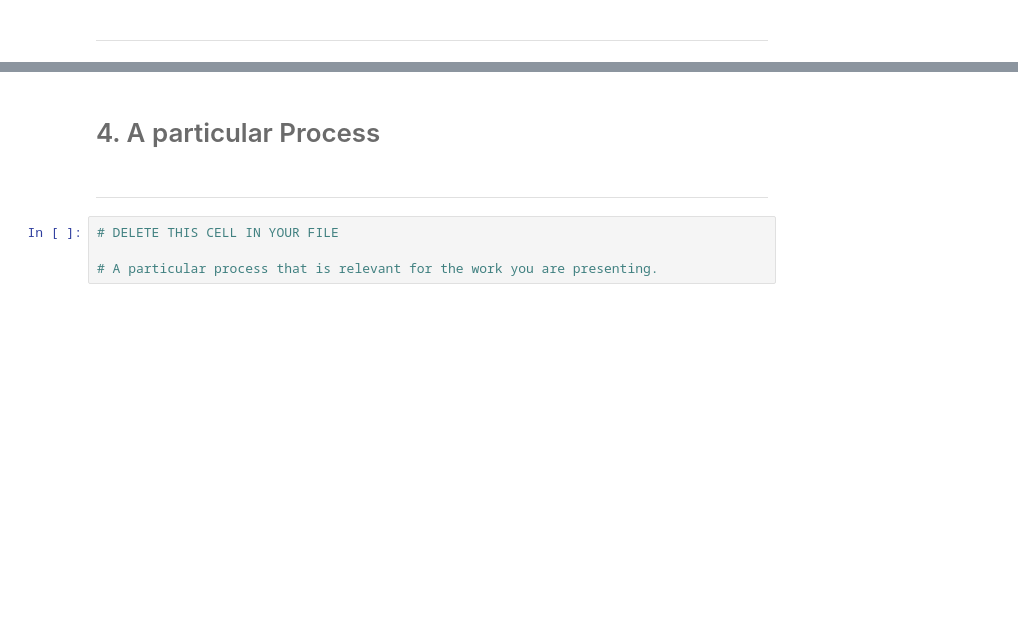
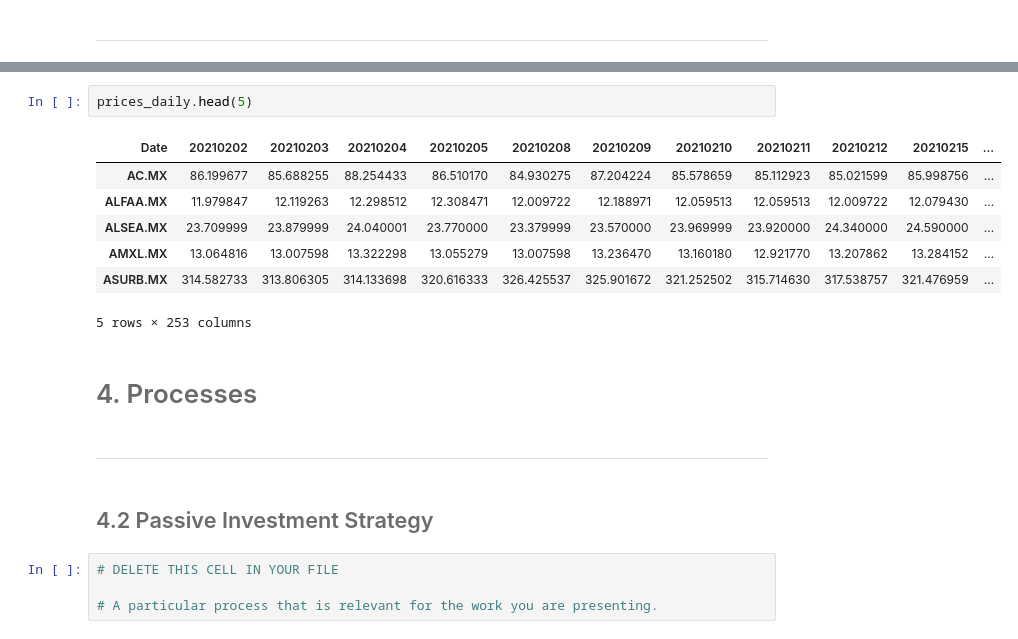
Before and after one commit to Tania-Bell/MyST_Lab1, a Jupyter notebook: notebook.ipynb, the cells around one changed output, grey strips where cells are left out. Cells and saved outputs as stored; diff of their text form; blank space fills up the shorter version.

```diff
--- a/notebook.ipynb
+++ b/notebook.ipynb
@@ -112,7 +151,19 @@ import sys
+# %%
+prices_daily.head(5)
+# %% [output]
+| Date | 20210202 | 20210203 | 20210204 | 20210205 | 20210208 | 20210209 | 20210210 | 20210211 | 20210212 | 20210215 | ... |
+| AC.MX | 86.199677 | 85.688255 | 88.254433 | 86.510170 | 84.930275 | 87.204224 | 85.578659 | 85.112923 | 85.021599 | 85.998756 | ... |
+| ALFAA.MX | 11.979847 | 12.119263 | 12.298512 | 12.308471 | 12.009722 | 12.188971 | 12.059513 | 12.059513 | 12.009722 | 12.079430 | ... |
+| ALSEA.MX | 23.709999 | 23.879999 | 24.040001 | 23.770000 | 23.379999 | 23.570000 | 23.969999 | 23.920000 | 24.340000 | 24.590000 | ... |
+| AMXL.MX | 13.064816 | 13.007598 | 13.322298 | 13.055279 | 13.007598 | 13.236470 | 13.160180 | 12.921770 | 13.207862 | 13.284152 | ... |
+| ASURB.MX | 314.582733 | 313.806305 | 314.133698 | 320.616333 | 326.425537 | 325.901672 | 321.252502 | 315.714630 | 317.538757 | 321.476959 | ... |
+5 rows × 253 columns
 # %% [markdown]
-# <font color= #6B6B6B> 4. A particular Process  </font>
+# <font color= #6B6B6B> 4. Processes  </font>
 # %% [markdown]
 <hr style="border:0.02in solid gray"> </hr>
+# %% [markdown]
+## <font color= #6B6B6B> 4.2 Passive Investment Strategy  </font>
 # %%
 # DELETE THIS CELL IN YOUR FILE
 
```
Also changed, not shown: parts of 72 cells of this notebook, 5 other files.
